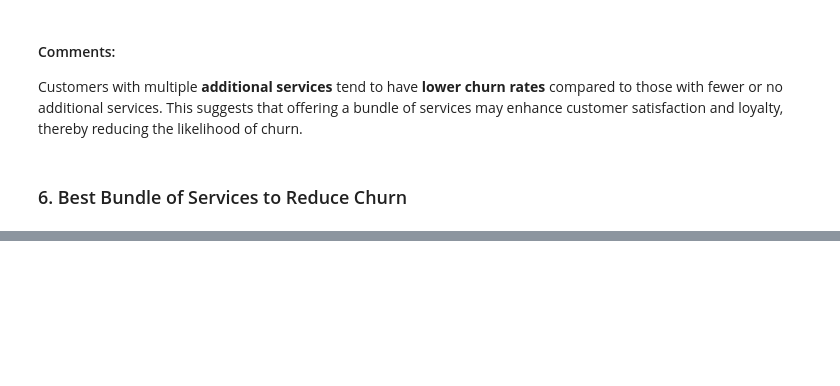
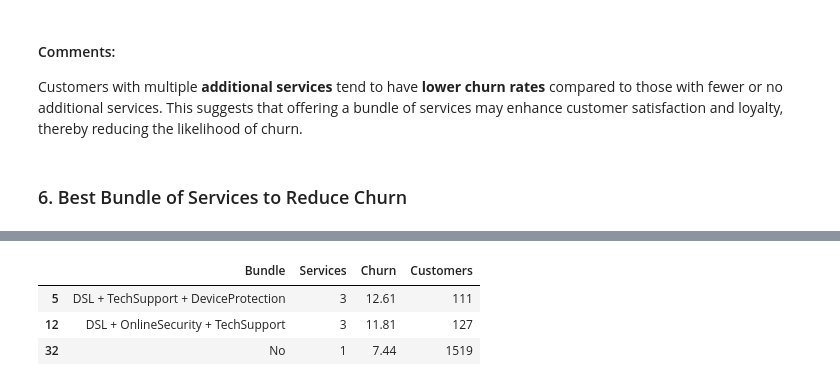
Before and after one commit to apabritamaity/data-analyst-portfolio, a Jupyter notebook: customer-churn-analysis/notebooks/03_EDA.ipynb, the cells around one changed output, grey strips where cells are left out. Drawn from its saved outputs; the diff is of its cells as text; code cells hidden in the pictures; blank space fills up the shorter version.

```diff
--- a/customer-churn-analysis/notebooks/03_EDA.ipynb
+++ b/customer-churn-analysis/notebooks/03_EDA.ipynb
@@ -533,0 +619,9 @@ Customers with multiple **additional services** tend to have **lower churn rates
+# %%
+## Filter the data frame for findout best service
+service_bundle_mask = (bundle_service_df['Churn']<=15) & (bundle_service_df['Customers']>=100) & (bundle_service_df['Services']<=3)
+bundle_service_df[service_bundle_mask]
+# %% [output]
+|  | Bundle | Services | Churn | Customers |
+| 5 | DSL + TechSupport + DeviceProtection | 3 | 12.61 | 111 |
+| 12 | DSL + OnlineSecurity + TechSupport | 3 | 11.81 | 127 |
+| 32 | No | 1 | 7.44 | 1519 |
```
Also changed, not shown: parts of 6 cells of this notebook.
